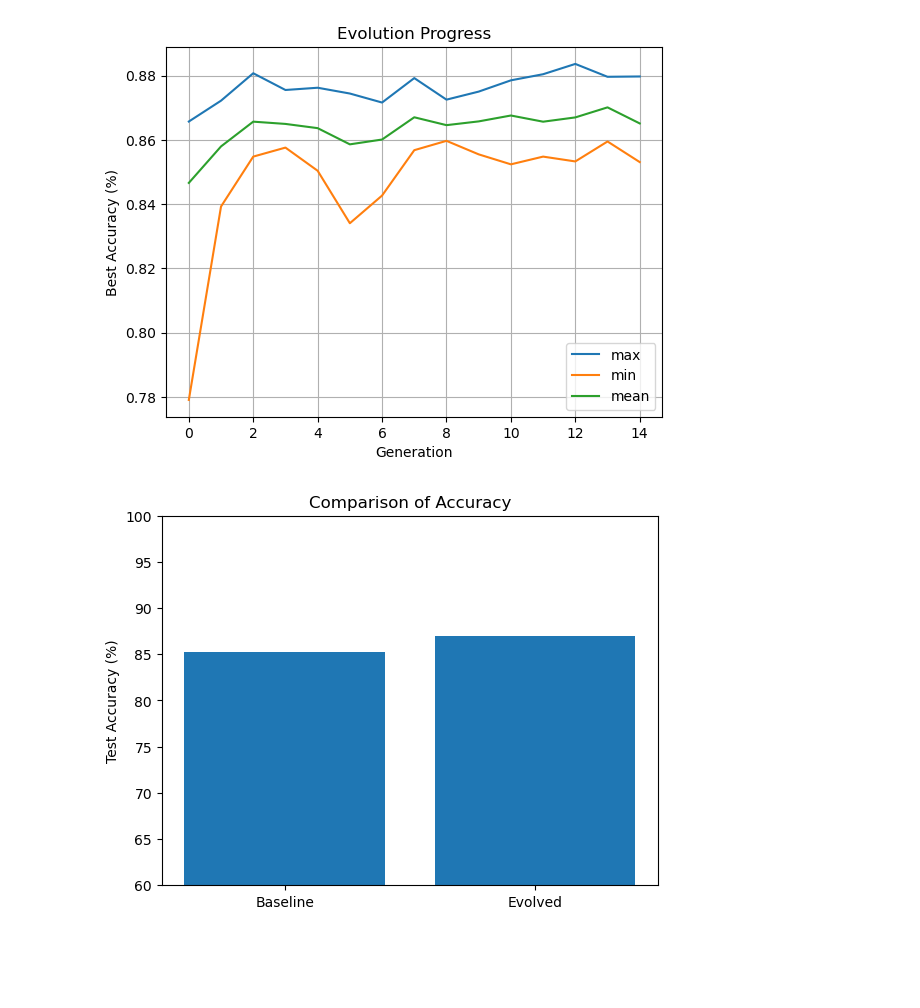
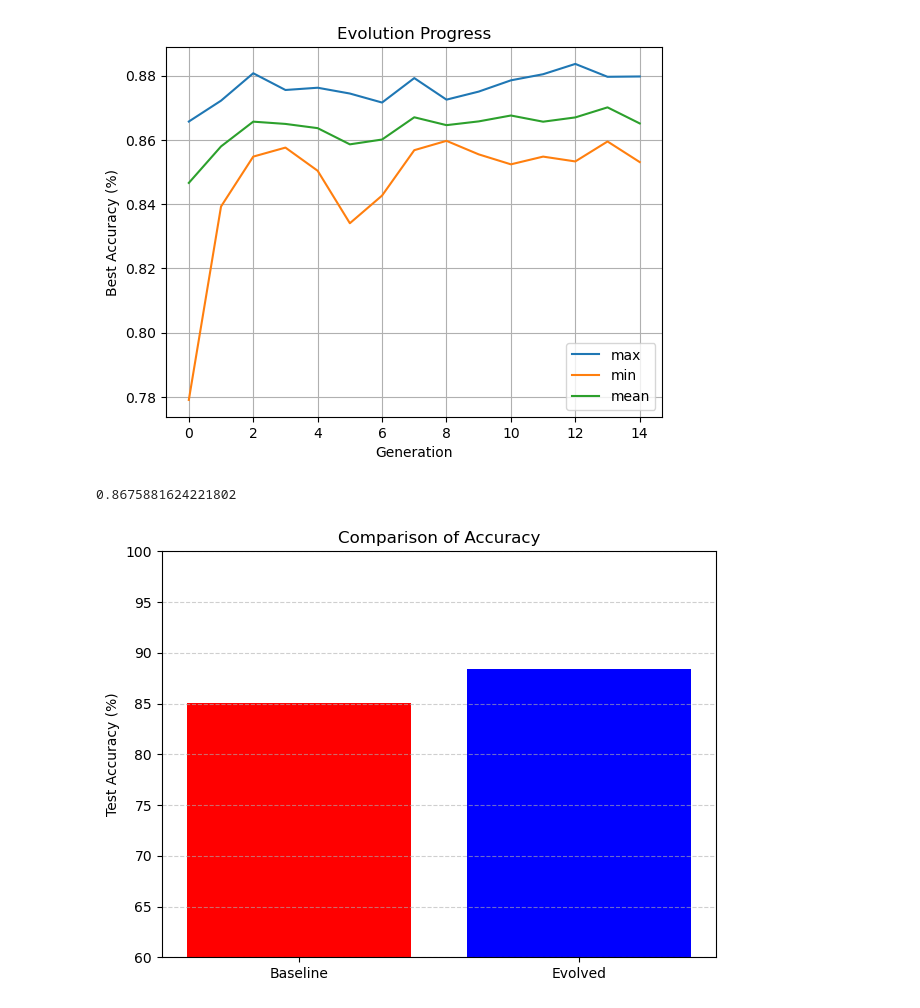
Before and after one commit to anantsahoo/ResearchProject-BioInspiredComputing, a Jupyter notebook: Programming/workspace.ipynb, the cells around one changed output. Saved outputs shown, nothing was run; the diff lists cells and outputs as text; code cells hidden in the pictures; blank space fills up the shorter version.

```diff
--- a/Programming/workspace.ipynb
+++ b/Programming/workspace.ipynb
@@ -623,6 +623,10 @@ baseline_acc = calc_fitness(
 #     beta=best_evolved["beta"],
 #     num_steps=int(best_evolved["num_steps"]),
 # )
+# %%
+baseline_acc
+# %% [output]
+0.8675881624221802
 # %%
 evolved_acc = calc_fitness(
     batch_size=int(best_evolved["batch_size"]),
@@ -631,10 +635,17 @@ evolved_acc = calc_fitness(
     num_steps=int(best_evolved["num_steps"]),
 )
 # %%
-plt.bar(["Baseline", "Evolved"], [baseline_acc * 100, evolved_acc * 100])
+labels = ["Baseline", "Evolved"]
+# values = [baseline_acc * 100, evolved_acc * 100]
+values = [0.851 * 100, 0.883614 * 100]
+colors = ["red", "blue"]  # Red = baseline, Blue = evolved
+
+plt.bar(labels, values, color=colors)
 plt.ylabel("Test Accuracy (%)")
 plt.title("Comparison of Accuracy")
 plt.ylim(60, 100)
+plt.grid(axis='y', linestyle='--', alpha=0.6)
+plt.tight_layout()
 plt.show()
 # %% [output]
-[figure, old version]
+[figure, new version]
```
Also changed, not shown: parts of 2 cells of this notebook, 20 other files.
